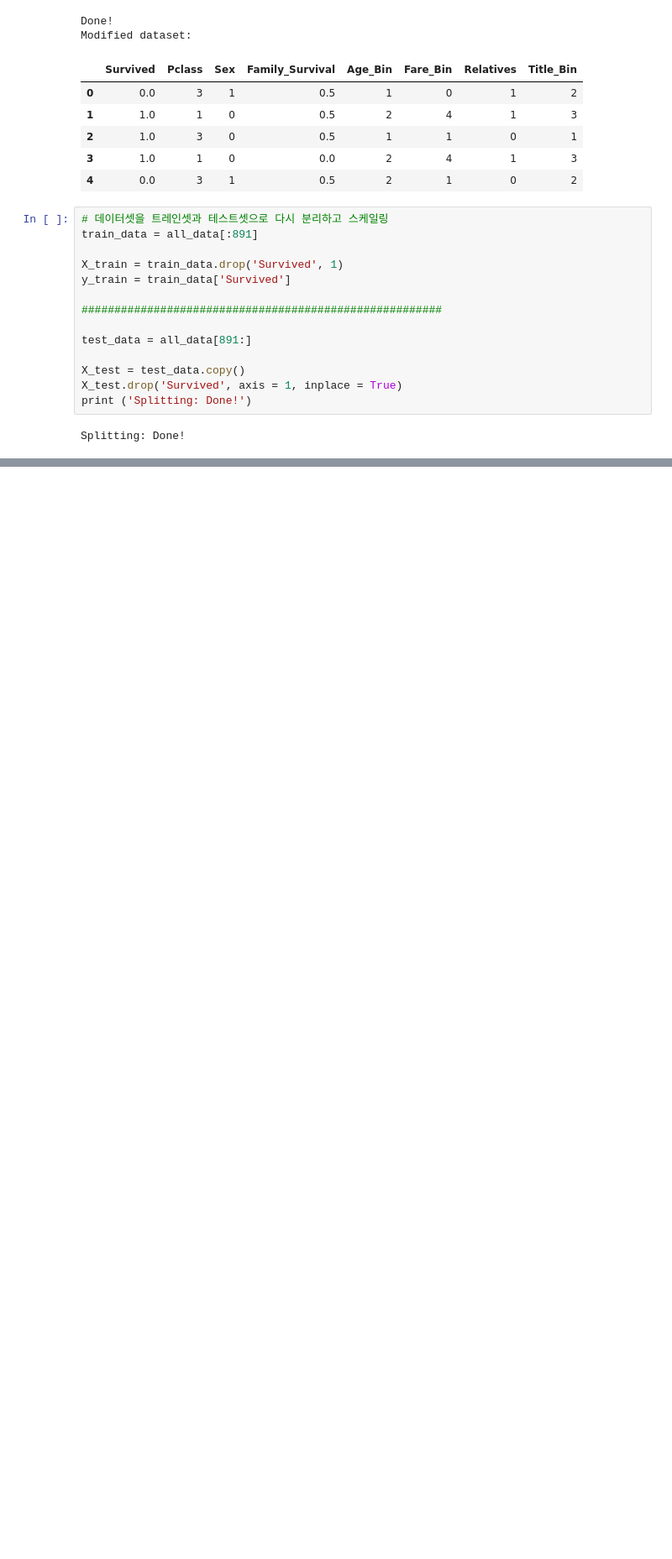
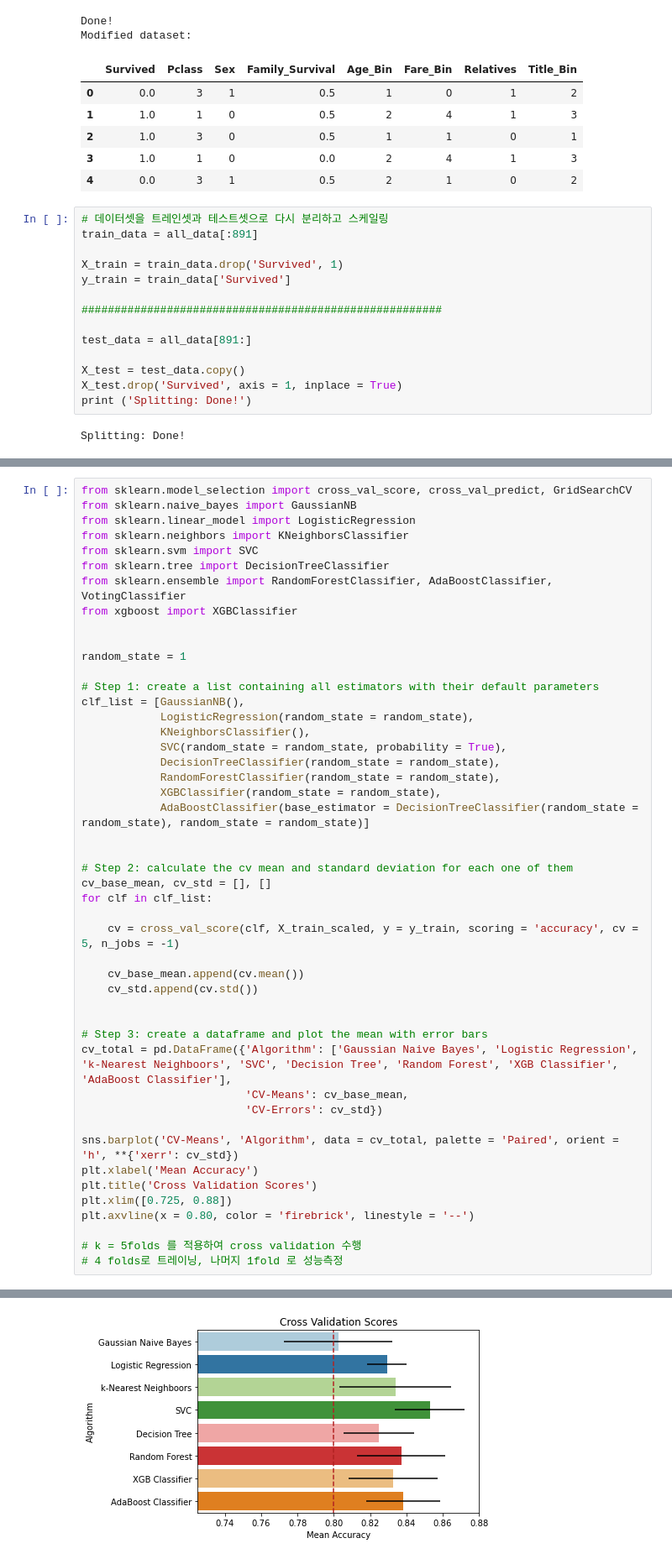
Before and after one commit to SangwooPark-Sean/Dolearn-TitanicML, a Jupyter notebook: learing.ipynb, the cells around one changed output, grey strips where cells are left out. Shown at 84% size. Drawn from its saved outputs; the diff is of its cells as text; blank space fills up the shorter version.

```diff
--- a/learing.ipynb
+++ b/learing.ipynb
@@ -427,0 +428,48 @@ NameError: name 'StandardScaler' is not defined
+# %%
+from sklearn.model_selection import cross_val_score, cross_val_predict, GridSearchCV
+from sklearn.naive_bayes import GaussianNB
+from sklearn.linear_model import LogisticRegression
+from sklearn.neighbors import KNeighborsClassifier
+from sklearn.svm import SVC
+from sklearn.tree import DecisionTreeClassifier
+from sklearn.ensemble import RandomForestClassifier, AdaBoostClassifier, VotingClassifier
+from xgboost import XGBClassifier
+
+
+random_state = 1
+
+# Step 1: create a list containing all estimators with their default parameters
+clf_list = [GaussianNB(),
+            LogisticRegression(random_state = random_state),
+            KNeighborsClassifier(),
+            SVC(random_state = random_state, probability = True),
+            DecisionTreeClassifier(random_state = random_state),
+            RandomForestClassifier(random_state = random_state),
+            XGBClassifier(random_state = random_state),
+            AdaBoostClassifier(base_estimator = DecisionTreeClassifier(random_state = random_state), random_state = random_state)]
+
+
+# Step 2: calculate the cv mean and standard deviation for each one of them
+cv_base_mean, cv_std = [], []
+for clf in clf_list:
+
+    cv = cross_val_score(clf, X_train_scaled, y = y_train, scoring = 'accuracy', cv = 5, n_jobs = -1)
+
+    cv_base_mean.append(cv.mean())
+    cv_std.append(cv.std())
+
+
+# Step 3: create a dataframe and plot the mean with error bars
+cv_total = pd.DataFrame({'Algorithm': ['Gaussian Naive Bayes', 'Logistic Regression', 'k-Nearest Neighboors', 'SVC', 'Decision Tree', 'Random Forest', 'XGB Classifier', 'AdaBoost Classifier'],
+                         'CV-Means': cv_base_mean,
+                         'CV-Errors': cv_std})
+
+sns.barplot('CV-Means', 'Algorithm', data = cv_total, palette = 'Paired', orient = 'h', **{'xerr': cv_std})
+plt.xlabel('Mean Accuracy')
+plt.title('Cross Validation Scores')
+plt.xlim([0.725, 0.88])
+plt.axvline(x = 0.80, color = 'firebrick', linestyle = '--')
+
+# k = 5folds 를 적용하여 cross validation 수행
+# 4 folds로 트레이닝, 나머지 1fold 로 성능측정
+# %% [output]
@@ -427,0 +477 @@ NameError: name 'StandardScaler' is not defined
+[figure, added]
```
Also changed, not shown: parts of 18 cells of this notebook.
